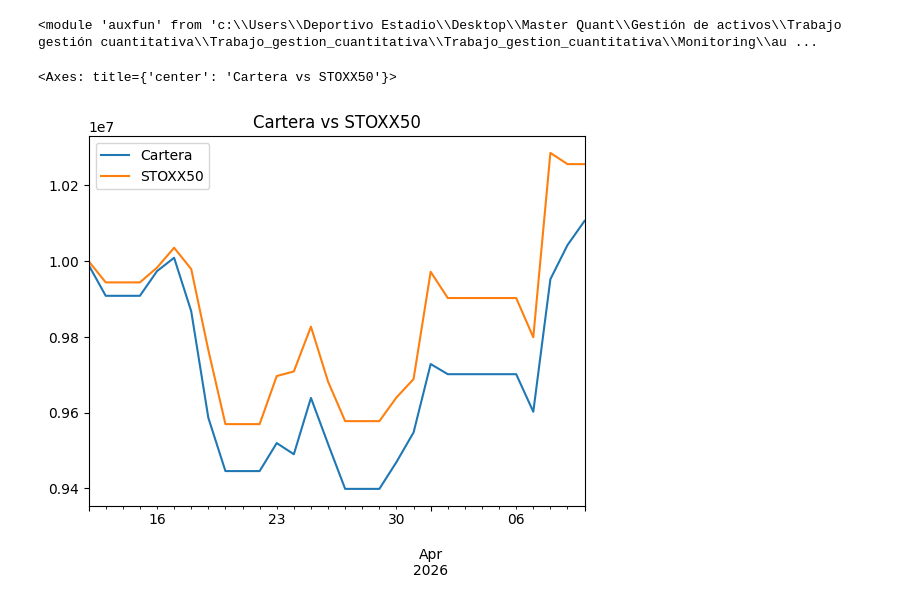
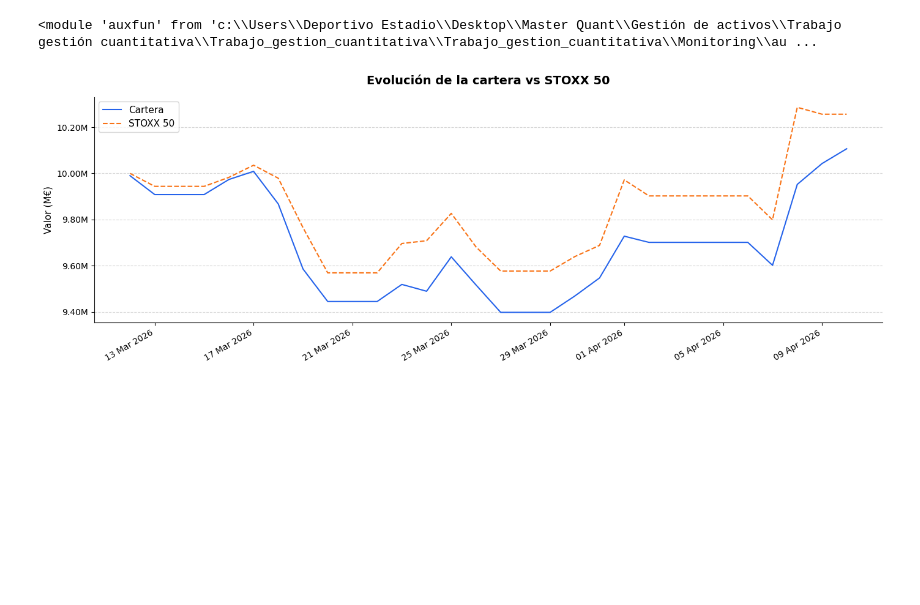
Before and after one commit to Javi-Puerta/Trabajo_gestion_cuantitativa, a Jupyter notebook: Monitoring/results.ipynb, the cells around one changed output. Drawn from its saved outputs; the diff is of its cells as text; code cells hidden in the pictures; blank space fills up the shorter version.

Commit message:
pequeños cambios
unos ajustes en el notebook de monitoreo, en el formato del plot principalmente

```diff
--- a/Monitoring/results.ipynb
+++ b/Monitoring/results.ipynb
@@ -20,15 +20,34 @@ serie_sin_costes = auxfun.valor_cartera_diario(df, incluir_costes=False).reindex
 
 # Normalizamos a 10 millones para comparar con la cartera
 stoxx_norm = stoxx_data / stoxx_data.iloc[0] * 10*1e6
-
-pd.DataFrame({
-    "Cartera": serie_con_costes,
-    # "Cartera sin costes": serie_sin_costes,
-    "STOXX50": stoxx_norm
-}).plot(title="Cartera vs STOXX50")
-# %% [output]
-<Axes: title={'center': 'Cartera vs STOXX50'}>
-[figure, removed]
+# %%
+import matplotlib.pyplot as plt
+import matplotlib.ticker as mticker
+
+fig, ax = plt.subplots(figsize=(14, 5))
+
+df_plot = pd.DataFrame({
+    "Cartera": serie_con_costes / 1e6,
+    # "Cartera sin costes": serie_sin_costes / 1e6,
+    "STOXX50": stoxx_norm / 1e6
+})
+
+ax.plot(df_plot.index, df_plot["Cartera"], label="Cartera", color="#2563EB", linewidth=1.5)
+ax.plot(df_plot.index, df_plot["STOXX50"], label="STOXX 50", color="#F97316", linewidth=1.5, linestyle="--")
+
+ax.set_title("Evolución de la cartera vs STOXX 50", fontsize=14, fontweight="bold", pad=15)
+ax.set_ylabel("Valor (M€)", fontsize=11)
+ax.yaxis.set_major_formatter(mticker.FuncFormatter(lambda x, _: f"{x:.2f}M"))
+ax.xaxis.set_major_formatter(plt.matplotlib.dates.DateFormatter("%d %b %Y"))
+plt.xticks(rotation=30, ha="right")
+
+ax.grid(axis="y", linestyle="--", alpha=0.5)
+ax.spines[["top", "right"]].set_visible(False)
+ax.legend(fontsize=11)
+plt.tight_layout()
+plt.show()
+# %% [output]
+[figure, added]
 # %%
 import sys
 sys.path.append("../")  # o la ruta donde esté auxiliary_functions.py
```
Also changed, not shown: parts of 3 cells of this notebook.
